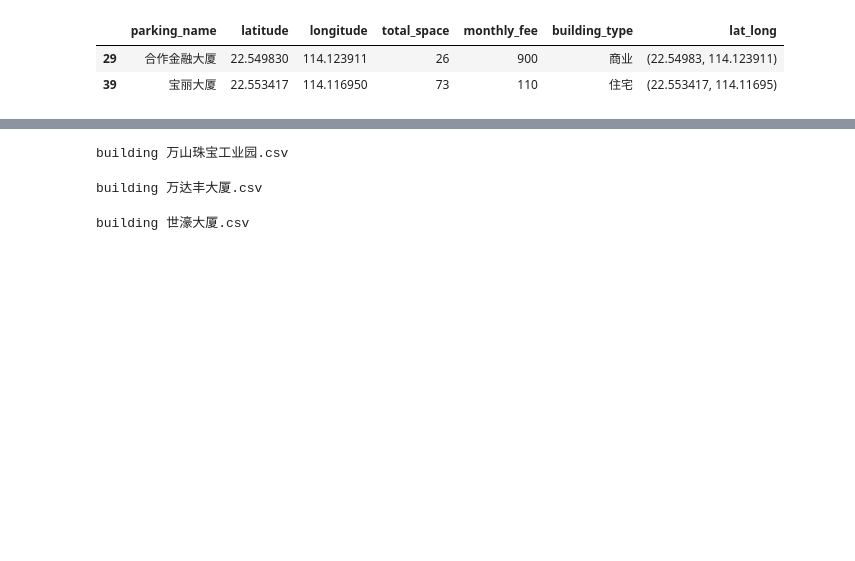
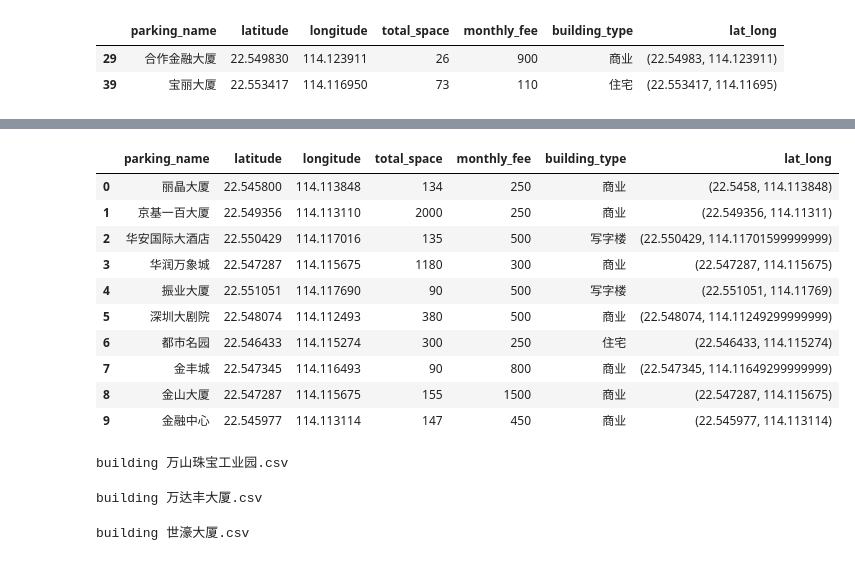
Before and after one commit to vaecole/SIAT-AUTOS-ITS, a Jupyter notebook: data/data_preprocess.ipynb, the cells around one changed output, grey strips where cells are left out. Saved outputs shown, nothing was run; the diff lists cells and outputs as text; code cells hidden in the pictures; blank space fills up the shorter version.

```diff
--- a/data/data_preprocess.ipynb
+++ b/data/data_preprocess.ipynb
@@ -57,6 +57,8 @@ def xlsx2csv(xlsx_path='./xlsx'):
 # %%
 # basic_info_df = build_basic_data()
 basic_info_df = pd.read_csv('parkings_info.csv')
+basic_info_df.longitude-=0.0116
+basic_info_df.latitude-=0.0038
 basic_info_df['lat_long'] = list(zip(basic_info_df['latitude'], basic_info_df['longitude']))
 # %%
 basic_info_df.to_csv('parkings_info.csv',encoding='utf_8_sig', index=False)
@@ -151,7 +153,7 @@ def build_adj_map(target, area_, adj_mat, key_names, name_keys):
         parkings.add_child(
             folium.CircleMarker(
                 [lat, lng],
-                radius=5, # define how big you want the circle markers to be
+                radius=10, # define how big you want the circle markers to be
                 color='yellow',
                 fill=True,
                 fill_color= ('red' if name==target.parking_name else 'green'),
@@ -164,18 +166,29 @@ def build_adj_map(target, area_, adj_mat, key_names, name_keys):
                 start = (lat, lng)
                 end_parking = area_.loc[area_["parking_name"] == key_names[neighbor_index]].iloc[0]
                 end = (end_parking.latitude, end_parking.longitude)
-                parkings.add_child(folium.PolyLine([start, end], color="blue", weight=1.5, opacity=0.2))
+                parkings.add_child(folium.PolyLine(
+                    [start, end],
+                    color=('red' if name==target.parking_name else 'blue'),
+                    weight=5,
+                    opacity=0.2))
             neighbor_index+=1
 
-    luohu_map = folium.Map(location=[target.latitude, target.longitude], zoom_start=16)
+    luohu_map = folium.Map(location=[target.latitude, target.longitude], zoom_start=16,
+# tiles='http://webrd02.is.autonavi.com/appmaptile?lang=zh_cn&size=1&scale=1&style=7&x={x}&y={y}&z={z}', # 高德街道图
+# tiles='http://webst02.is.autonavi.com/appmaptile?style=6&x={x}&y={y}&z={z}', # 高德卫星图
+# tiles='https://mt.google.com/vt/lyrs=s&x={x}&y={y}&z={z}', # google 卫星图
+# tiles='https://mt.google.com/vt/lyrs=h&x={x}&y={y}&z={z}', # google 地图
+                           attr='default'
+                          )
     luohu_map.add_child(parkings)
     return luohu_map
 # %%
-def build_graph(parking_name, max_dis=0.5, conn_coe=3/4, zoom_start=16):
+def build_graph(parking_name, max_dis=0.5, conn_coe=6/7, zoom_start=16):
     target_parking = basic_info_df.loc[basic_info_df.parking_name == parking_name].iloc[0]
     area = get_area(target_parking, max_dis, basic_info_df)
     adj_mat, nks, kns = build_adj_matrix(area, max_dis*conn_coe)
     target_map = build_adj_map(target_parking, area, adj_mat, kns, nks)
     return area, adj_mat, target_map, nks, kns
 # %%
-target_area, adj_matrix, target_map, nks, kns = build_graph('缤纷时代家园')
+target_area, adj_matrix, target_map, nks, kns = build_graph('孙逸仙心血管医院停车场')
+target_map
@@ -186,3 +207,17 @@ target_map
+# %%
+target_area
+# %% [output]
+|  | parking_name | latitude | longitude | total_space | monthly_fee | building_type | lat_long |
+| 0 | 丽晶大厦 | 22.545800 | 114.113848 | 134 | 250 | 商业 | (22.5458, 114.113848) |
+| 1 | 京基一百大厦 | 22.549356 | 114.113110 | 2000 | 250 | 商业 | (22.549356, 114.11311) |
+| 2 | 华安国际大酒店 | 22.550429 | 114.117016 | 135 | 500 | 写字楼 | (22.550429, 114.11701599999999) |
+| 3 | 华润万象城 | 22.547287 | 114.115675 | 1180 | 300 | 商业 | (22.547287, 114.115675) |
+| 4 | 振业大厦 | 22.551051 | 114.117690 | 90 | 500 | 写字楼 | (22.551051, 114.11769) |
+| 5 | 深圳大剧院 | 22.548074 | 114.112493 | 380 | 500 | 商业 | (22.548074, 114.11249299999999) |
+| 6 | 都市名园 | 22.546433 | 114.115274 | 300 | 250 | 住宅 | (22.546433, 114.115274) |
+| 7 | 金丰城 | 22.547345 | 114.116493 | 90 | 800 | 商业 | (22.547345, 114.11649299999999) |
+| 8 | 金山大厦 | 22.547287 | 114.115675 | 155 | 1500 | 商业 | (22.547287, 114.115675) |
+| 9 | 金融中心 | 22.545977 | 114.113114 | 147 | 450 | 商业 | (22.545977, 114.113114) |
 # %%
 # 以下是预处理成seq
 # %%
```
Also changed, not shown: parts of 3 cells of this notebook, 5 other files.
